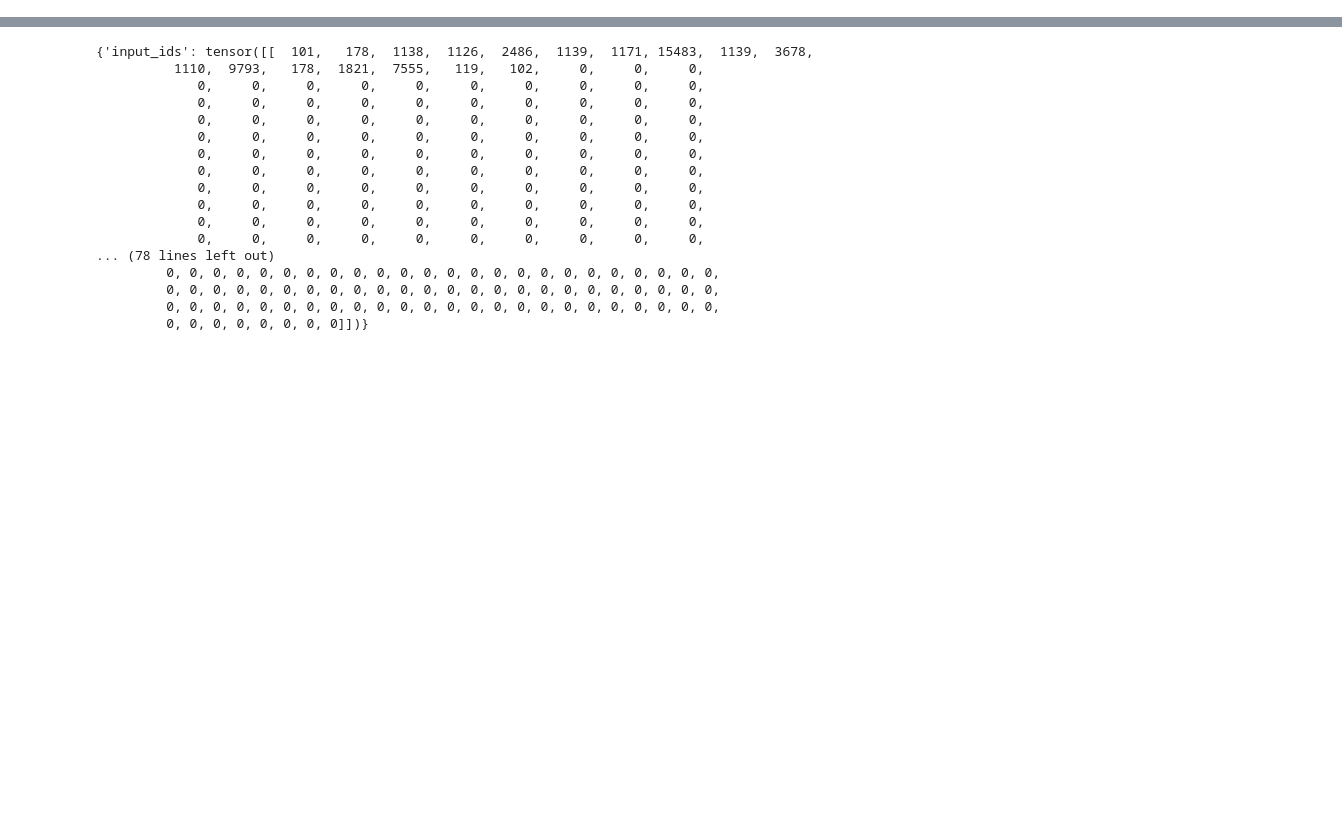
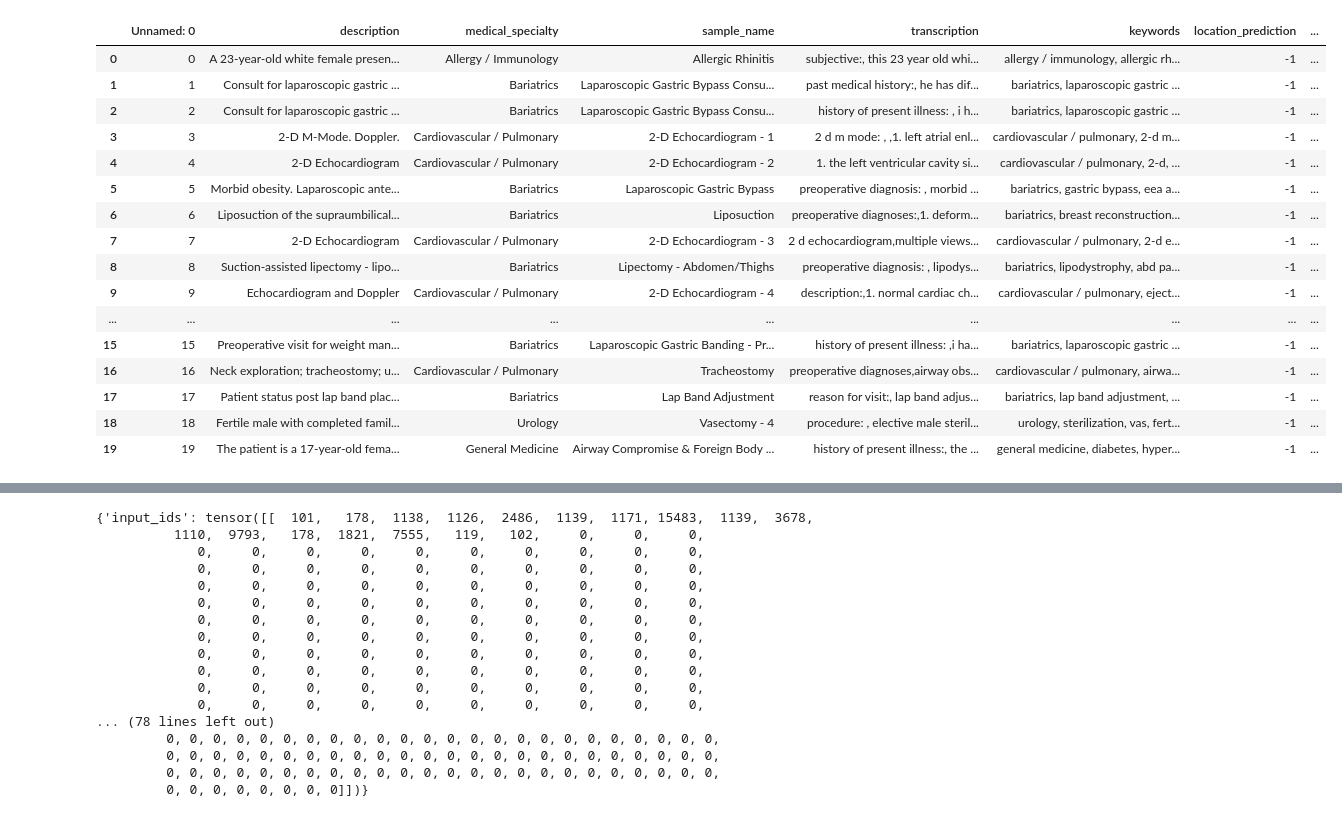
Before and after one commit to Tara-Sophia/NLP_Masterthesis, a Jupyter notebook: src/BioBert_v01.ipynb, the cells around one changed output, grey strips where cells are left out. Cells and saved outputs as stored; diff of their text form; code cells hidden in the pictures; blank space fills up the shorter version.

Commit message:
Tests Bert

```diff
--- a/src/BioBert_v01.ipynb
+++ b/src/BioBert_v01.ipynb
@@ -10,0 +31,52 @@ Some weights of the model checkpoint at emilyalsentzer/Bio_ClinicalBERT were not
+# %%
+class CFG:
+    root = '../data/raw/mtsamples.csv'
+    debug = False
+    n_fold=5
+  #  model_path = "emilyalsentzer/Bio_ClinicalBERT"
+    model=model
+    max_length = 512
+    doc_stride = 128
+    device = "cuda" if torch.cuda.is_available() else "cpu"
+    lr = 1e-5
+    batch_size = 16
+    epochs = 3
+# %%
+def create_train_df():
+    #feats = pd.read_csv(f"{CFG.root}/features.csv")
+    #notes = pd.read_csv(f"{CFG.root}/patient_notes.csv")
+    train = pd.read_csv(f"{CFG.root}")
+    merged = train.head(20)
+
+    #train["annotation_list"] = [literal_eval(x) for x in train["annotation"]]
+    #train["location_list"] = [literal_eval(x) for x in train["location"]]
+    #merged = train.merge(notes, how = "left")
+    #merged = merged.merge(feats, how = "left")
+    #merged = merged.loc[merged["annotation"] != "[]"].copy().reset_index(drop = True) # comment out if you train all samples
+
+    def process_feature_text(text):
+        return text.replace("-OR-", ";-").replace("-", " ")
+    merged["transcription"] = [process_feature_text(x) for x in merged["transcription"]]
+
+    merged["transcription"] = merged["transcription"].apply(lambda x: x.lower())
+    #merged["pn_history"] = merged["pn_history"].apply(lambda x: x.lower())
+
+    merged['location_prediction'] = -1
+    merged['token_proba'] = -1
+    merged['token_offsets'] = -1
+
+    if CFG.debug:
+        merged = merged.sample(frac = 0.5).reset_index(drop = True)
+
+    skf = StratifiedKFold(CFG.n_fold)
+    #merged["stratify_on"] = merged.index.astype(str) #+ merged["feature_num"].astype(str)
+    #merged["fold"] = -1
+    #for fold, (_, valid_idx) in enumerate(skf.split(merged["id"], y = merged["stratify_on"])):
+    #    merged.loc[valid_idx, "fold"] = fold
+
+    #print(merged.shape)
+    return merged
+
+df = create_train_df()
+df
+# %% [output]
@@ -10,0 +100,17 @@ Some weights of the model checkpoint at emilyalsentzer/Bio_ClinicalBERT were not
+|  | Unnamed: 0 | description | medical_specialty | sample_name | transcription | keywords | location_prediction | ... |
+| 0 | 0 | A 23-year-old white female presen... | Allergy / Immunology | Allergic Rhinitis | subjective:, this 23 year old whi... | allergy / immunology, allergic rh... | -1 | ... |
+| 1 | 1 | Consult for laparoscopic gastric ... | Bariatrics | Laparoscopic Gastric Bypass Consu... | past medical history:, he has dif... | bariatrics, laparoscopic gastric ... | -1 | ... |
+| 2 | 2 | Consult for laparoscopic gastric ... | Bariatrics | Laparoscopic Gastric Bypass Consu... | history of present illness: , i h... | bariatrics, laparoscopic gastric ... | -1 | ... |
+| 3 | 3 | 2-D M-Mode. Doppler. | Cardiovascular / Pulmonary | 2-D Echocardiogram - 1 | 2 d m mode: , ,1. left atrial enl... | cardiovascular / pulmonary, 2-d m... | -1 | ... |
+| 4 | 4 | 2-D Echocardiogram | Cardiovascular / Pulmonary | 2-D Echocardiogram - 2 | 1. the left ventricular cavity si... | cardiovascular / pulmonary, 2-d, ... | -1 | ... |
+| 5 | 5 | Morbid obesity. Laparoscopic ante... | Bariatrics | Laparoscopic Gastric Bypass | preoperative diagnosis: , morbid ... | bariatrics, gastric bypass, eea a... | -1 | ... |
+| 6 | 6 | Liposuction of the supraumbilical... | Bariatrics | Liposuction | preoperative diagnoses:,1. deform... | bariatrics, breast reconstruction... | -1 | ... |
+| 7 | 7 | 2-D Echocardiogram | Cardiovascular / Pulmonary | 2-D Echocardiogram - 3 | 2 d echocardiogram,multiple views... | cardiovascular / pulmonary, 2-d e... | -1 | ... |
+| 8 | 8 | Suction-assisted lipectomy - lipo... | Bariatrics | Lipectomy - Abdomen/Thighs | preoperative diagnosis: , lipodys... | bariatrics, lipodystrophy, abd pa... | -1 | ... |
+| 9 | 9 | Echocardiogram and Doppler | Cardiovascular / Pulmonary | 2-D Echocardiogram - 4 | description:,1. normal cardiac ch... | cardiovascular / pulmonary, eject... | -1 | ... |
+| ... | ... | ... | ... | ... | ... | ... | ... | ... |
+| 15 | 15 | Preoperative visit for weight man... | Bariatrics | Laparoscopic Gastric Banding - Pr... | history of present illness: ,i ha... | bariatrics, laparoscopic gastric ... | -1 | ... |
+| 16 | 16 | Neck exploration; tracheostomy; u... | Cardiovascular / Pulmonary | Tracheostomy | preoperative diagnoses,airway obs... | cardiovascular / pulmonary, airwa... | -1 | ... |
+| 17 | 17 | Patient status post lap band plac... | Bariatrics | Lap Band Adjustment | reason for visit:, lap band adjus... | bariatrics, lap band adjustment, ... | -1 | ... |
+| 18 | 18 | Fertile male with completed famil... | Urology | Vasectomy - 4 | procedure: , elective male steril... | urology, sterilization, vas, fert... | -1 | ... |
+| 19 | 19 | The patient is a 17-year-old fema... | General Medicine | Airway Compromise & Foreign Body ... | history of present illness:, the ... | general medicine, diabetes, hyper... | -1 | ... |
```
Also changed, not shown: parts of 35 cells of this notebook.
